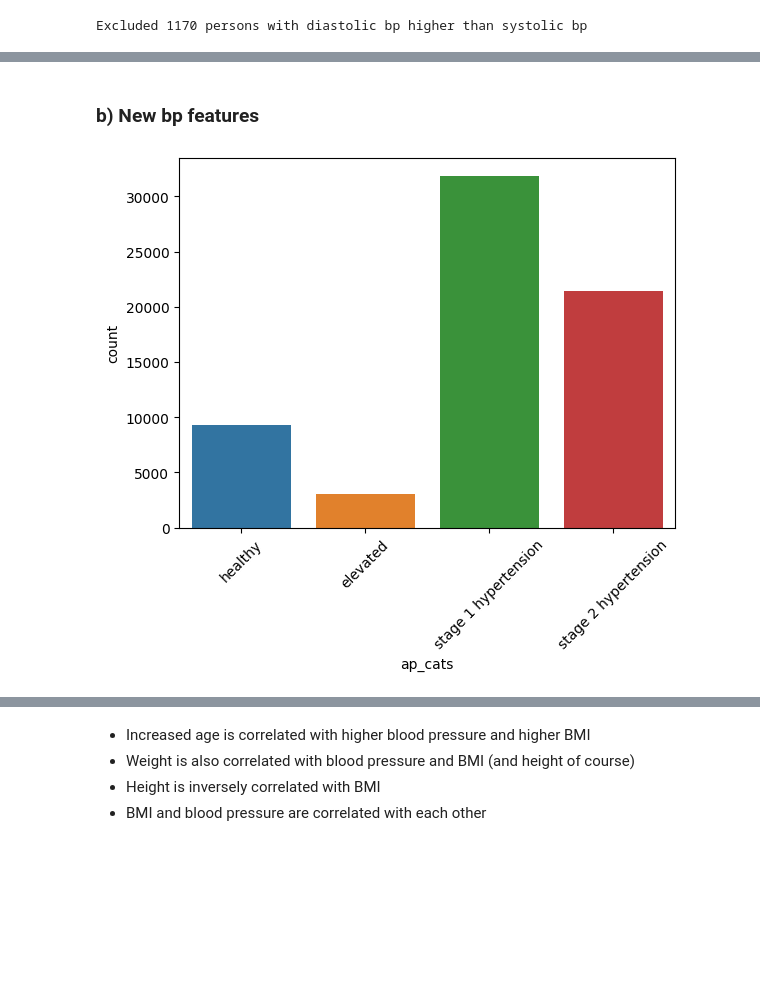
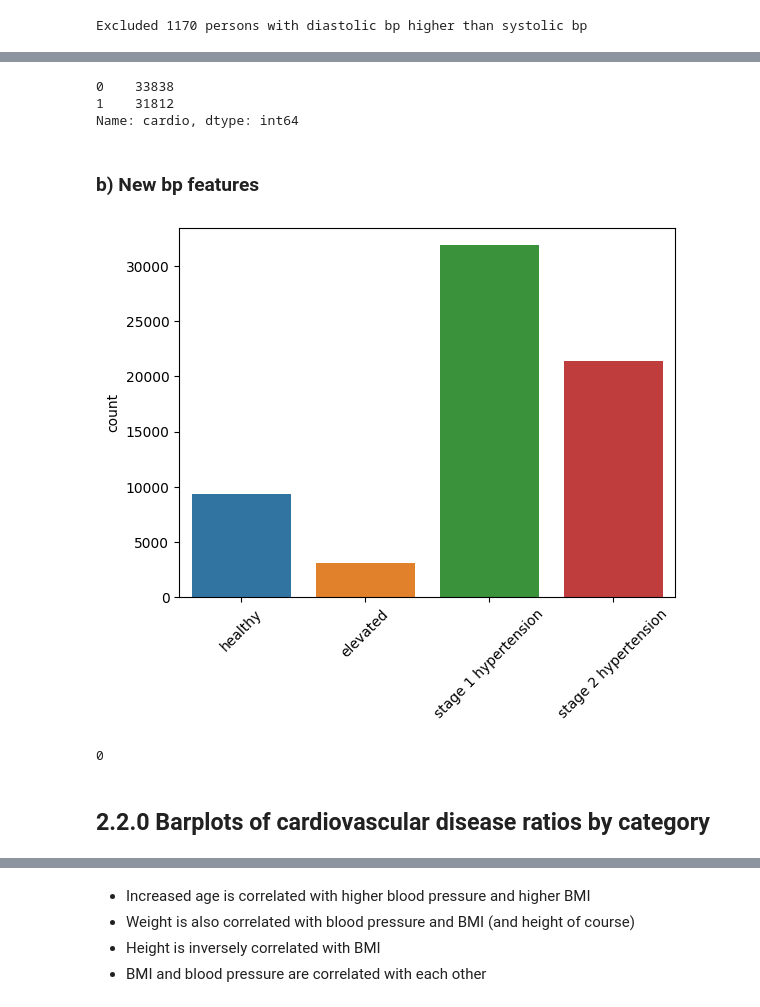
Before and after one commit to jvesand/Machine-learning-Johan-Sandberg, a Jupyter notebook: Lab/2_disease_prediction.ipynb, the cells around one changed output, grey strips where cells are left out. Saved outputs shown, nothing was run; the diff lists cells and outputs as text; code cells hidden in the pictures; blank space fills up the shorter version.

```diff
--- a/Lab/2_disease_prediction.ipynb
+++ b/Lab/2_disease_prediction.ipynb
@@ -249,9 +266,3 @@ print(f"Excluded {len(df[~(df['ap_hi'] > df['ap_lo'])])} persons with diastolic
 df = df[df["ap_hi"] > df["ap_lo"]]
 # %% [output]
 Excluded 1170 persons with diastolic bp higher than systolic bp
-# %%
-# < 90: hypotension
-# > 140: hypertension
-# including 30 below and above (should not reach hypertensive crisis)
-print(f"{len(df[~df['ap_hi'].between(60, 170)])} excluded based on ap_hi")
-df = df[df["ap_hi"].between(60, 170)]
@@ -272,7 +268,0 @@ Name: ap_lo, dtype: float64
-# %%
-# > 90: hypertension
-# < 60: hypotension
-# including 20 below and above (should not reach hypertensive crisis)
-print(f"{len(df[~df['ap_lo'].between(40, 110)])} excluded based on ap_lo")
-
-df = df[df["ap_lo"].between(40, 110)]
@@ -293,8 +268,0 @@ Name: ap_lo, dtype: float64
-# %%
-# now use 3 std
-
-for i in ["ap_lo", "ap_hi"]:
-    upper = df[i].mean() + 3 * df[i].std()
-    lower = df[i].mean() - 3 * df[i].std()
-    print(f"Excluded {len(df[~df[i].between(lower, upper)])} outliers (mean +- 3 std) of {i}")
-    df = df[df[i].between(lower, upper)]
@@ -303,0 +280,4 @@ Excluded 52 outliers (mean +- 3 std) of ap_hi
+# %%
+spans = [df["ap_hi"].between(60, 170), df["ap_lo"].between(40, 110)]
+features = ["ap_hi", "ap_lo"]
+df = outlier_filter(df, spans, features)
@@ -304,21 +299,33 @@ Excluded 52 outliers (mean +- 3 std) of ap_hi
+# %%
+df["cardio"].value_counts() # cases and controls are still fairly balanced after outlier removal
+# %% [output]
+0    33838
+1    31812
+Name: cardio, dtype: int64
 # %% [markdown]
 ### b) New bp features
 # %%
 cat_list = ["healthy", "elevated", "stage 1 hypertension", "stage 2 hypertension"]
+df["ap_cats"] = None
 
-df["ap_cats"] = None
+# filling up new column "ap_cats"
 df.loc[((df["ap_hi"] < 120) & (df["ap_lo"] < 80)), "ap_cats"] = 1
-df.loc[((df["ap_hi"].between(120, 129)) & (df["ap_lo"] < 80)), "ap_cats"] = 2
+df.loc[((df["ap_hi"].between(120, 130, inclusive="left")) & (df["ap_lo"] < 80)), "ap_cats"] = 2
 df.loc[
-    ((df["ap_hi"].between(130, 139)) | (df["ap_lo"].between(80, 89))), "ap_cats"
+    ((df["ap_hi"].between(130, 140, inclusive="left")) | (df["ap_lo"].between(80, 90, inclusive="left"))), "ap_cats"
 ] = 3
 df.loc[((df["ap_hi"] >= 140) | (df["ap_lo"] >= 90)), "ap_cats"] = 4
-df["ap_cats"].value_counts()
 
 fig, ax = plt.subplots()
-
 sns.countplot(df, x="ap_cats", order = list(range(1,5)))
 ax.set_xticklabels(cat_list)
+ax.set_xlabel("")
 plt.xticks(rotation=45);
 # %% [output]
-[figure, old version]
+[figure, new version]
+# %%
+df["ap_cats"].isna().sum()
+# %% [output]
+0
+# %% [markdown]
+## 2.2.0 Barplots of cardiovascular disease ratios by category
```
Also changed, not shown: parts of 81 cells of this notebook, 2 other files.
